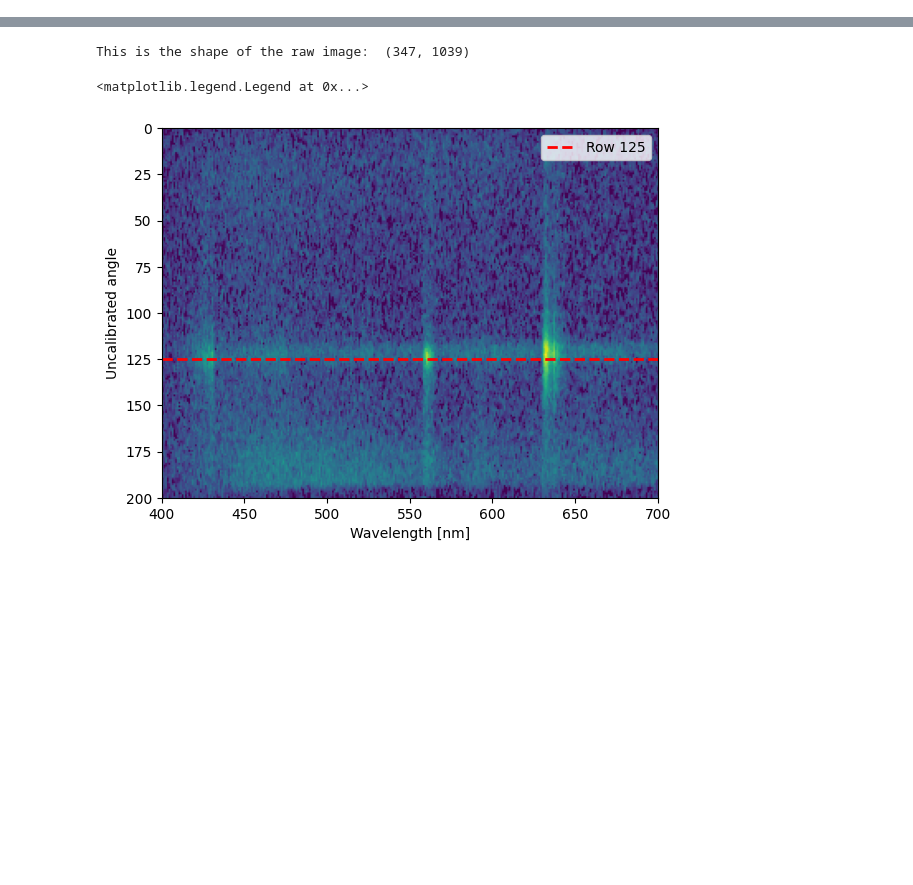
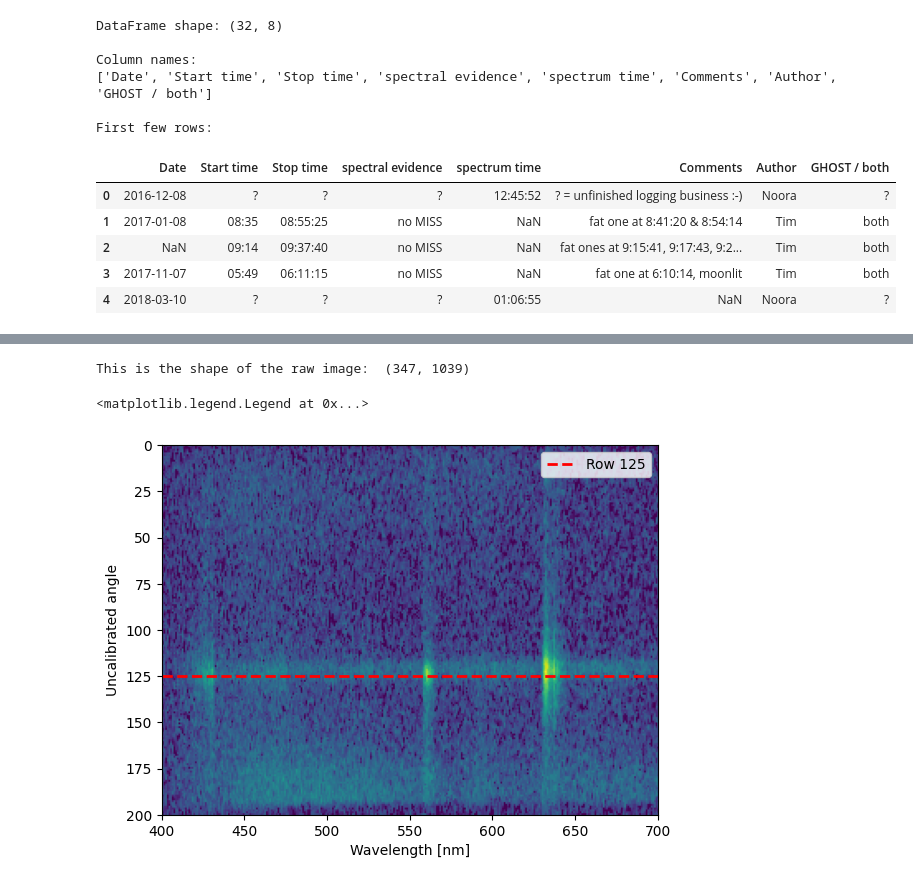
Before and after one commit to bonvin-guillaume/GHOST, a Jupyter notebook: find_data.ipynb, the cells around one changed output, grey strips where cells are left out. Drawn from its saved outputs; the diff is of its cells as text; code cells hidden in the pictures; blank space fills up the shorter version.

```diff
--- a/MISS-1 continuum detection.ipynb
+++ b/find_data.ipynb
@@ -27,0 +14,22 @@ from scipy.signal import find_peaks, peak_widths, medfilt2d
+# %%
+# Read the GHOSTs events CSV file into a pandas DataFrame
+df = pd.read_csv('GHOSTs_events.csv')
+
+# Display basic information about the DataFrame
+print(f"DataFrame shape: {df.shape}")
+print(f"\nColumn names:\n{df.columns.tolist()}")
+print(f"\nFirst few rows:")
+df.head()
+# %% [output]
+DataFrame shape: (32, 8)
+
+Column names:
+['Date', 'Start time', 'Stop time', 'spectral evidence', 'spectrum time', 'Comments', 'Author', 'GHOST / both']
+
+First few rows:
+|  | Date | Start time | Stop time | spectral evidence | spectrum time | Comments | Author | GHOST / both |
+| 0 | 2016-12-08 | ? | ? | ? | 12:45:52 | ? = unfinished logging business :-) | Noora | ? |
+| 1 | 2017-01-08 | 08:35 | 08:55:25 | no MISS | NaN | fat one at 8:41:20 & 8:54:14 | Tim | both |
+| 2 | NaN | 09:14 | 09:37:40 | no MISS | NaN | fat ones at 9:15:41, 9:17:43, 9:2... | Tim | both |
+| 3 | 2017-11-07 | 05:49 | 06:11:15 | no MISS | NaN | fat one at 6:10:14, moonlit | Tim | both |
+| 4 | 2018-03-10 | ? | ? | ? | 01:06:55 | NaN | Noora | ? |
```
Also changed, not shown: parts of 3 cells of this notebook, 1 other file.
